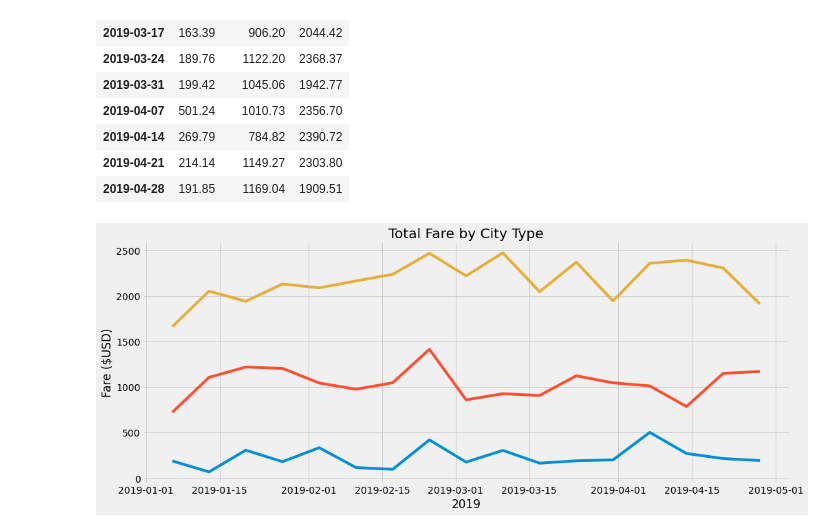
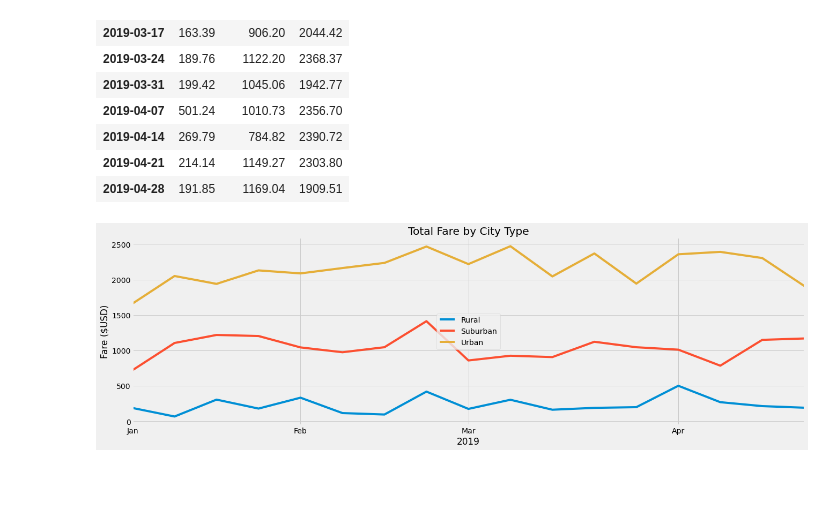
Before and after one commit to arivers444/PyBer_Analysis, a Jupyter notebook: PyBer_Challenge.ipynb, the cells around one changed output. Drawn from its saved outputs; the diff is of its cells as text; code cells hidden in the pictures; blank space fills up the shorter version.

Commit message:
Final touchup of graph

```diff
--- a/PyBer_Challenge.ipynb
+++ b/PyBer_Challenge.ipynb
@@ -296,18 +293,35 @@ new_sum_total_fares_df
 # %%
 # Plot the data using FiveThirtyEight graphing style.
 plt.style.use('fivethirtyeight')
 
-fig, ax = plt.subplots(figsize=(15,6))
+fig, ax = plt.subplots(figsize=(20,6))
 ax.plot(new_sum_total_fares_df)
 
+# Set axis labels
 ax.set_xlabel('2019')
 ax.set_ylabel('Fare ($USD)')
 ax.set_title('Total Fare by City Type')
+
+# Set x-axis ticks and labels
+xticks = ['2019-01-06', '2019-02-03', '2019-03-03', '2019-04-07']
+xticks = pd.to_datetime(xticks)
+ax.set_xticks(xticks, minor=False )
+
+xtick_labels = ['Jan','Feb','Mar','Apr']
+ax.set_xticklabels(xtick_labels)
+
+# Set x-axis limits.
+tstart = pd.to_datetime('2019-01-06')
+tend = pd.to_datetime('2019-04-28')
+ax.set_xlim(tstart, tend)
+
+# Add the legend.
+ax.legend(labels=['Rural', 'Suburban', 'Urban'])
 
 # Save Figure
 plt.savefig("analysis/Challenge_Fig.png")
 
 # Show Figure
 plt.show()
 # %% [output]
-[figure, old version]
+[figure, new version]
```
Also changed, not shown: parts of 2 cells of this notebook, 1 other file.
